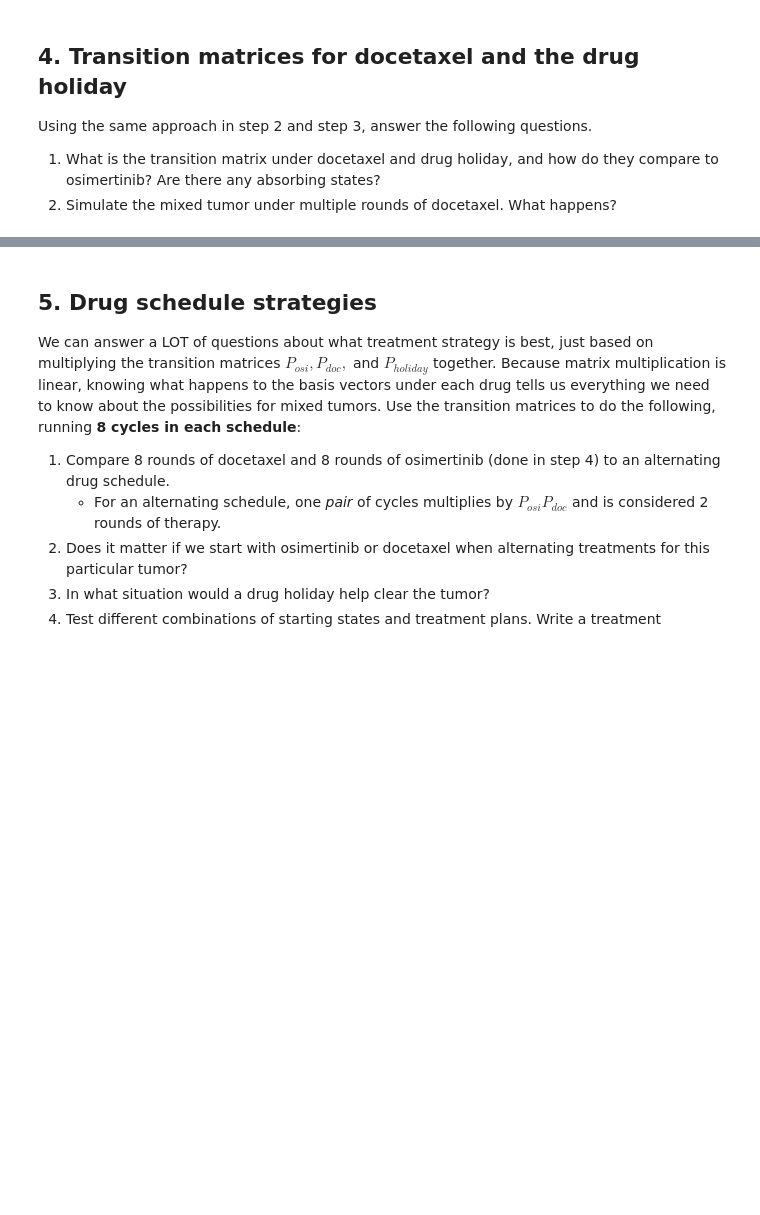
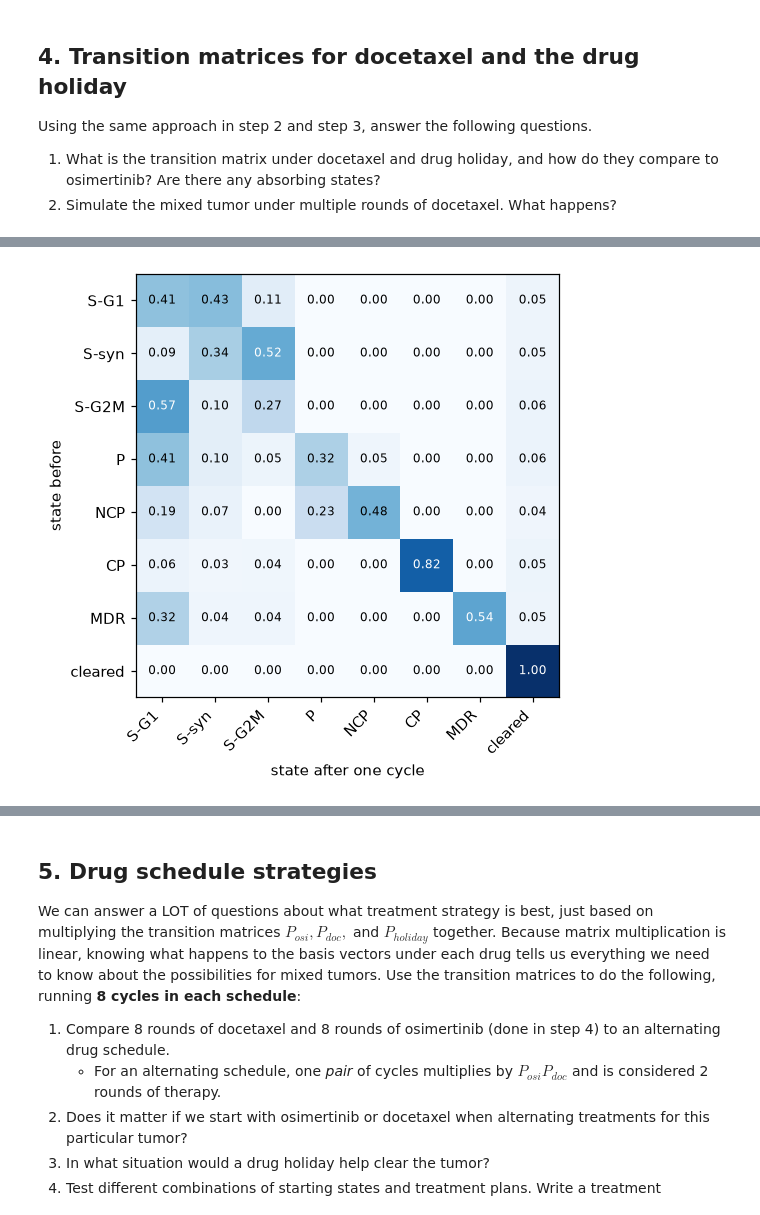
Before and after one commit to kaitlynNMcFadden/uu_markov, a Jupyter notebook: lab_2/Lab09_markov_chain_cells.ipynb, the cells around one changed output, grey strips where cells are left out. Cells and saved outputs as stored; diff of their text form; code cells hidden in the pictures; blank space fills up the shorter version.

```diff
--- a/lab_2/Lab09_markov_chain_cells.ipynb
+++ b/lab_2/Lab09_markov_chain_cells.ipynb
@@ -251,0 +494,4 @@ P_holiday = ...   # TODO
+# %%
+show_matrix(P_holiday_df)
+# %% [output]
+[figure, added]
```
Also changed, not shown: parts of 30 cells of this notebook, 11 other files.
